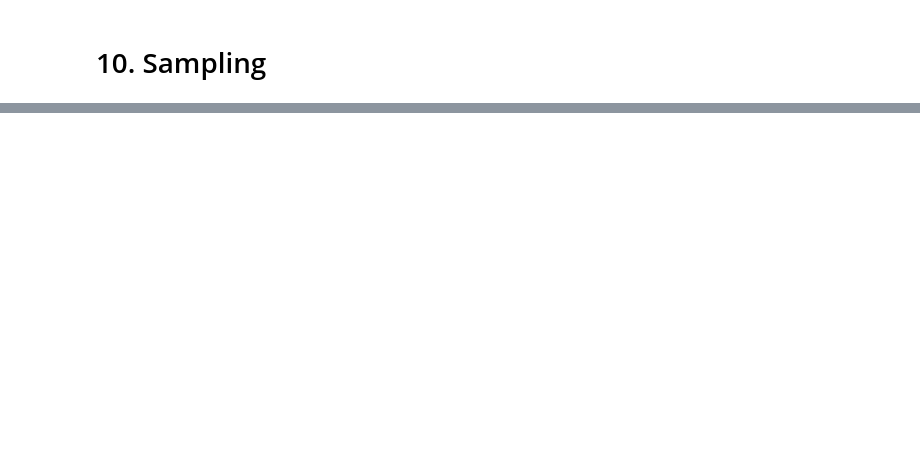
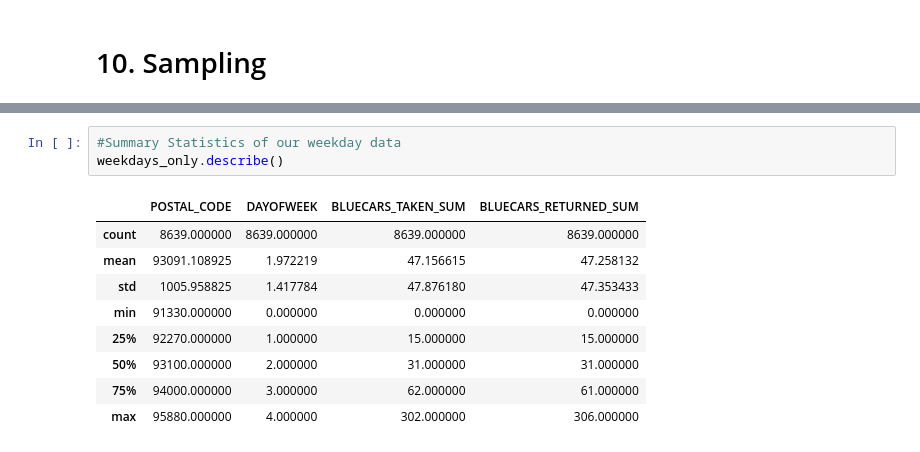
Before and after one commit to Obreintelly/Autolib-EDA, a Jupyter notebook: WEEK_4_HYPOTHESIS_TESTING_AUTOLIB_DATASET_27032021_CORE.ipynb, the cells around one changed output, grey strips where cells are left out. Drawn from its saved outputs; the diff is of its cells as text; blank space fills up the shorter version.

```diff
--- a/WEEK_4_HYPOTHESIS_TESTING_AUTOLIB_DATASET_27032021_CORE.ipynb
+++ b/WEEK_4_HYPOTHESIS_TESTING_AUTOLIB_DATASET_27032021_CORE.ipynb
@@ -492,0 +526,13 @@ sat_pick_sample
+# %%
+#Summary Statistics of our weekday data
+weekdays_only.describe()
+# %% [output]
+|  | POSTAL_CODE | DAYOFWEEK | BLUECARS_TAKEN_SUM | BLUECARS_RETURNED_SUM |
+| count | 8639.000000 | 8639.000000 | 8639.000000 | 8639.000000 |
+| mean | 93091.108925 | 1.972219 | 47.156615 | 47.258132 |
+| std | 1005.958825 | 1.417784 | 47.876180 | 47.353433 |
+| min | 91330.000000 | 0.000000 | 0.000000 | 0.000000 |
+| 25% | 92270.000000 | 1.000000 | 15.000000 | 15.000000 |
+| 50% | 93100.000000 | 2.000000 | 31.000000 | 31.000000 |
+| 75% | 94000.000000 | 3.000000 | 62.000000 | 61.000000 |
+| max | 95880.000000 | 4.000000 | 302.000000 | 306.000000 |
```
Also changed, not shown: parts of 13 cells of this notebook.
